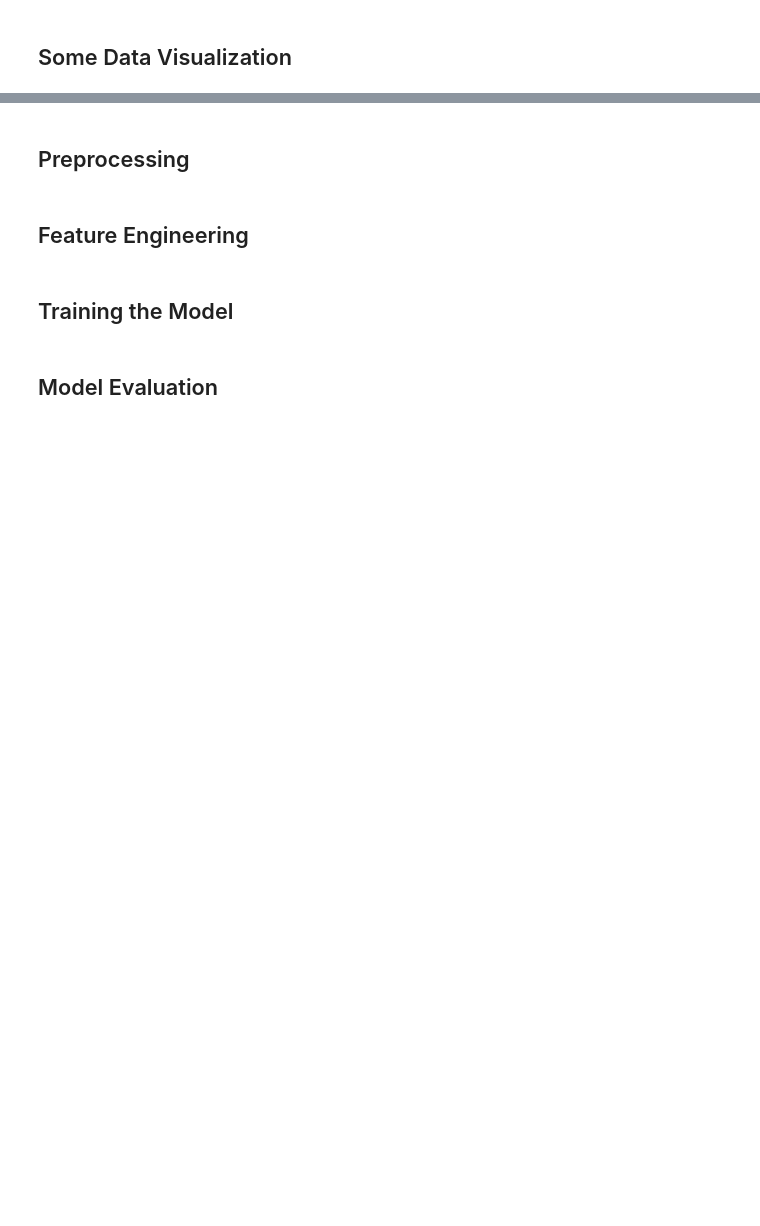
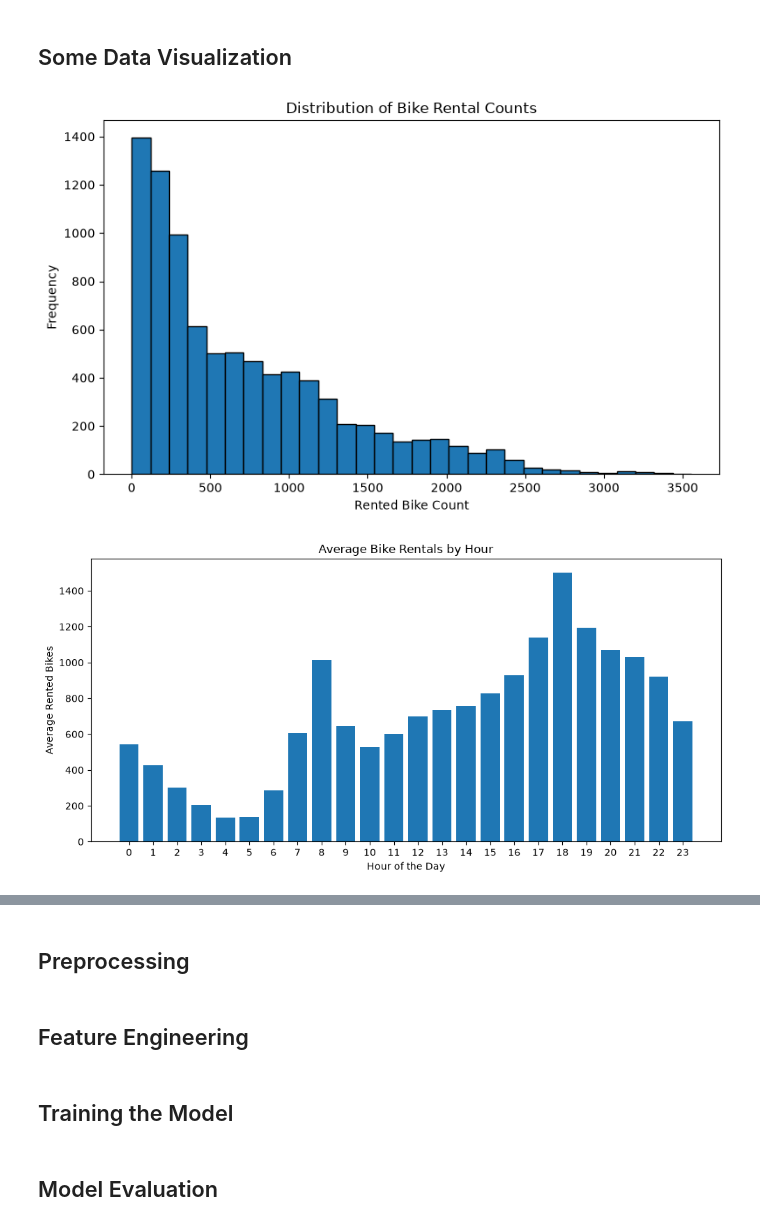
Before and after one commit to Balolloydd/intdsci-finals-project, a Jupyter notebook: final/Finals_ML_Process.ipynb, the cells around one changed output, grey strips where cells are left out. Cells and saved outputs as stored; diff of their text form; code cells hidden in the pictures; blank space fills up the shorter version.

```diff
--- a/final/Finals_ML_Process.ipynb
+++ b/final/Finals_ML_Process.ipynb
@@ -48,4 +86,41 @@ print(data.describe())
 # %% [markdown]
 ## Some Data Visualization
 # %%
-# Input code here...
+# A. Distribution of bike rental counts
+
+plt.figure(figsize=(8, 5))
+plt.hist(data["Rented Bike Count"], bins=30, edgecolor="black")
+plt.title("Distribution of Bike Rental Counts")
+plt.xlabel("Rented Bike Count")
+plt.ylabel("Frequency")
+plt.tight_layout()
+plt.show()
+
+# B. Average rentals by hour
+
+hourly_rentals = data.groupby("Hour")["Rented Bike Count"].mean()
+
+plt.figure(figsize=(10, 5))
+plt.bar(hourly_rentals.index, hourly_rentals.values)
+
+plt.title("Average Bike Rentals by Hour")
+plt.xlabel("Hour of the Day")
+plt.ylabel("Average Rented Bikes")
+plt.xticks(range(24))
+plt.tight_layout()
+plt.show()
+
+
+# C. Average rentals by season
+seasonal_rentals = data.groupby("Seasons")["Rented Bike Count"].mean().sort_values(ascending=False)
+
+plt.figure(figsize=(8, 5))
+seasonal_rentals.plot(kind="bar")
+plt.title("Average Bike Rentals by Season")
+plt.xlabel("Season")
+plt.ylabel("Average Rented Bikes")
+plt.tight_layout()
+plt.show()
+# %% [output]
+[figure, added]
+[figure, added]
```
Also changed, not shown: parts of 4 cells of this notebook.
